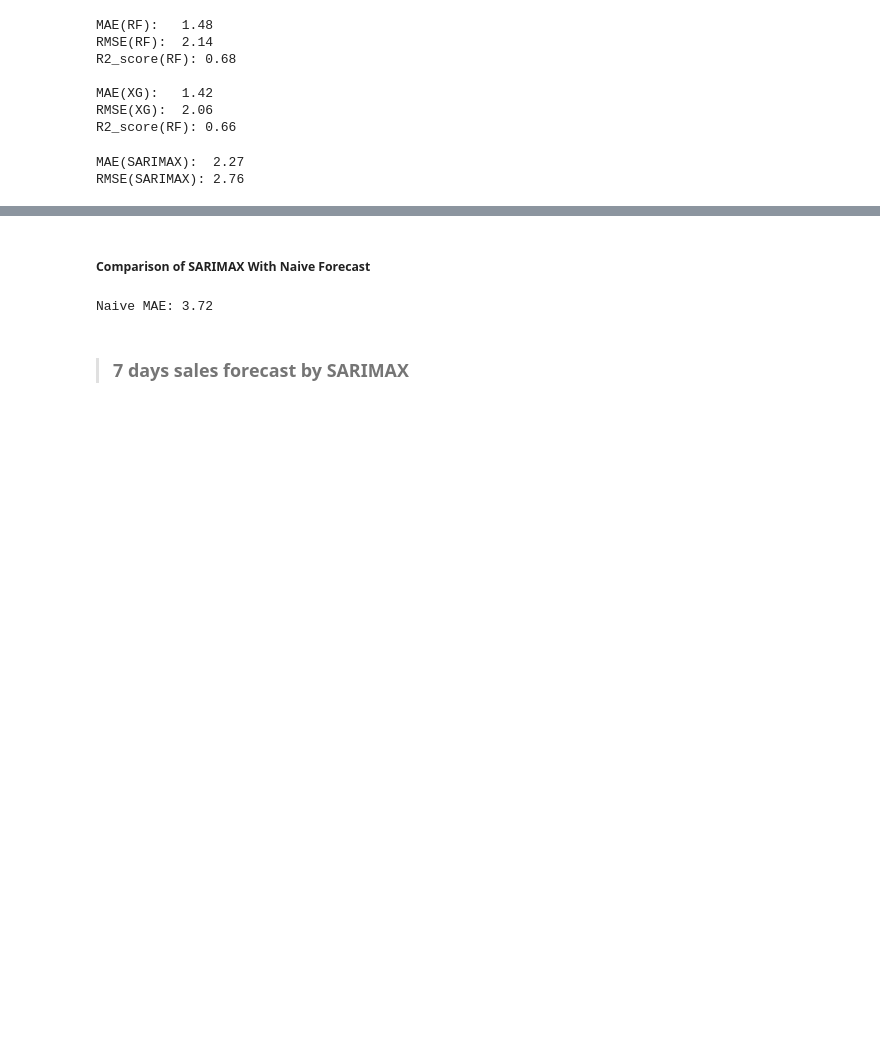
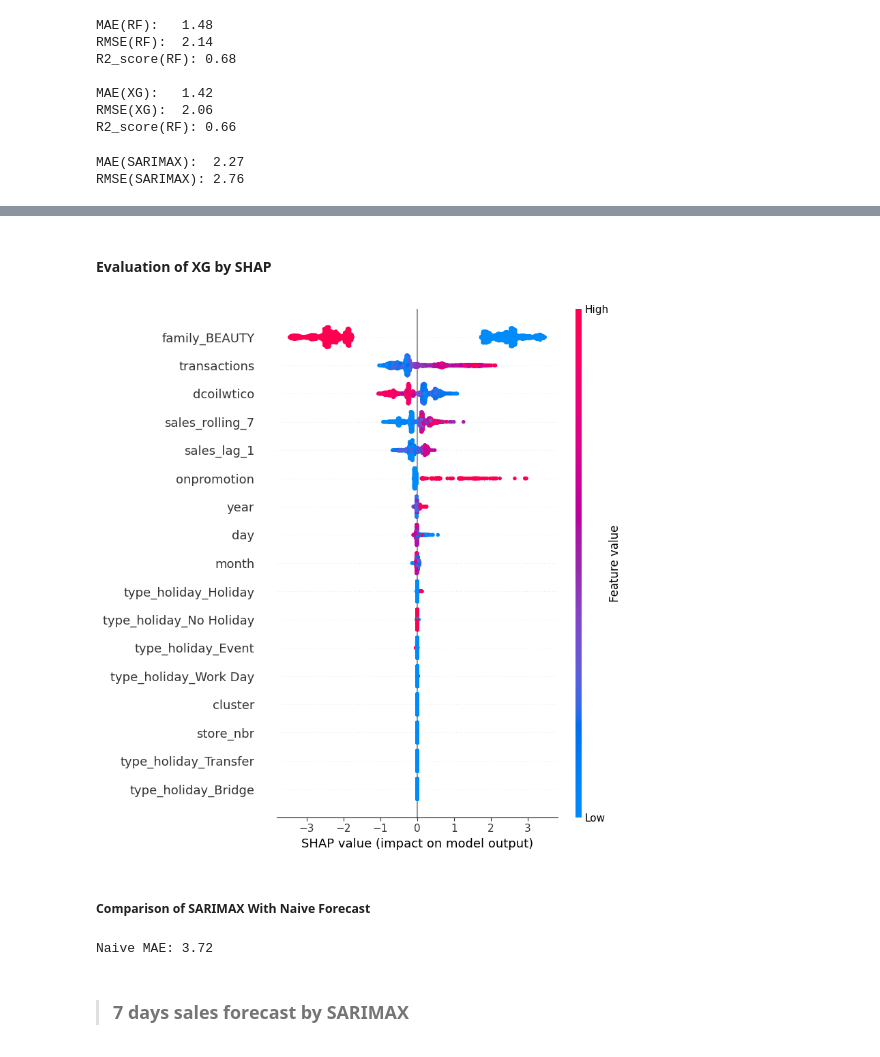
Before and after one commit to Khubaib8281/Time-Series-Forecasting, a Jupyter notebook: time_series_forecasting.ipynb, the cells around one changed output, grey strips where cells are left out. Cells and saved outputs as stored; diff of their text form; code cells hidden in the pictures; blank space fills up the shorter version.

```diff
--- a/time_series_forecasting.ipynb
+++ b/time_series_forecasting.ipynb
@@ -960,3 +1011,9 @@ RMSE(SARIMAX): 2.76
+# %% [markdown]
+#### Evaluation of XG by SHAP
+# %%
+shap.summary_plot(shap_values_rf, pd.DataFrame(X_transformed_xg, columns=all_feature_names))
+# %% [output]
+[figure, added]
 # %% [markdown]
 ##### Comparison of SARIMAX With Naive Forecast
 # %%
```
Also changed, not shown: parts of 13 cells of this notebook.
